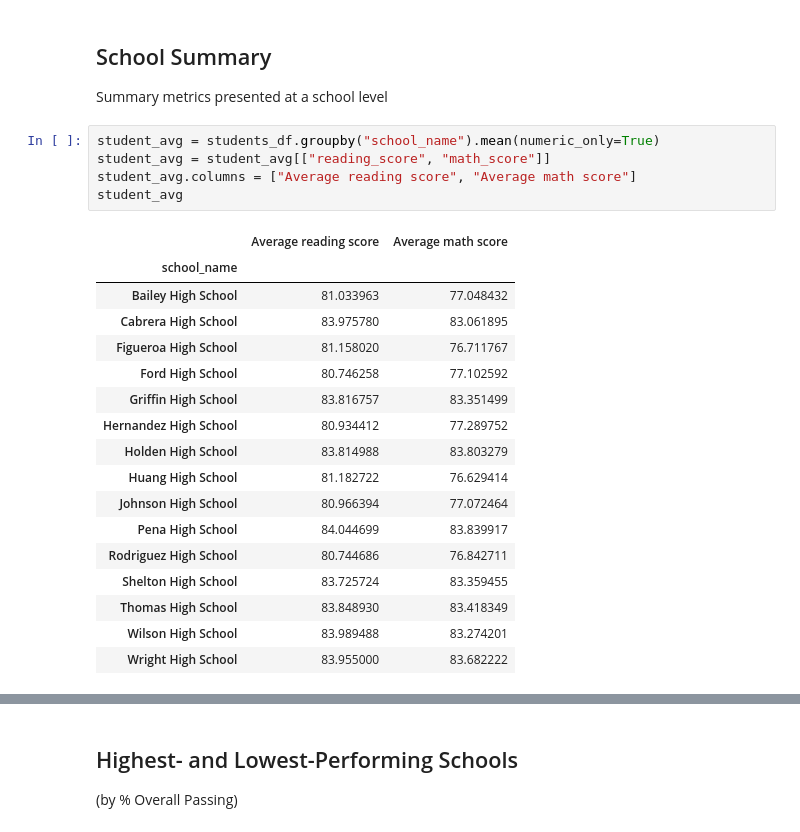
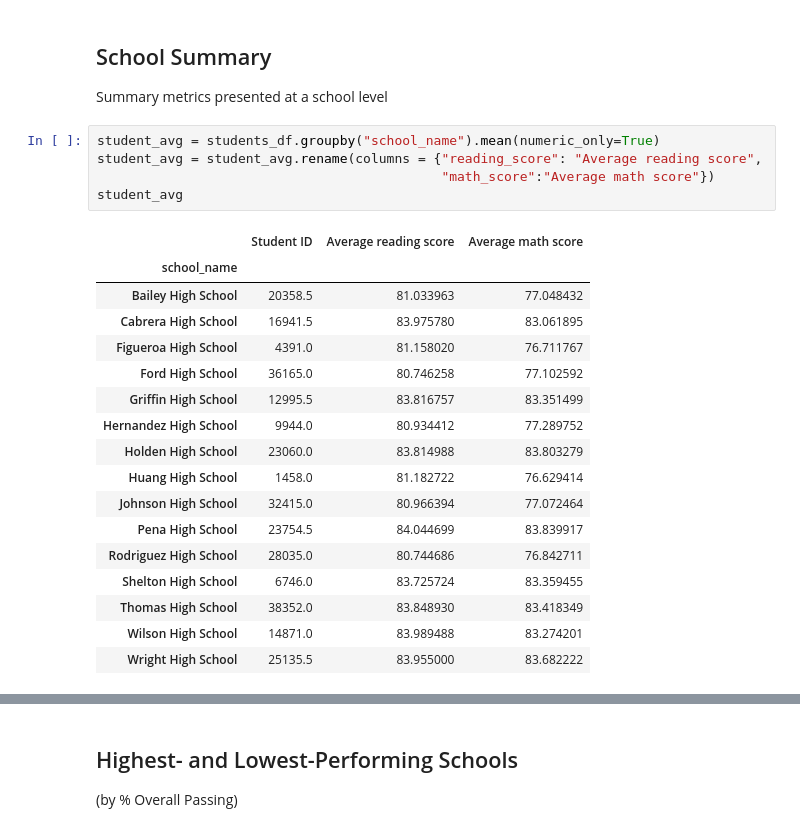
Before and after one commit to 4a6166/pandas-challenge, a Jupyter notebook: PyCitySchools/PyCitySchools.ipynb, the cells around one changed output, grey strips where cells are left out. Cells and saved outputs as stored; diff of their text form.

Commit message:
make more compact in school summary

```diff
--- a/PyCitySchools/PyCitySchools.ipynb
+++ b/PyCitySchools/PyCitySchools.ipynb
@@ -96,26 +96,26 @@ district_summary
 Summary metrics presented at a school level
 # %%
 student_avg = students_df.groupby("school_name").mean(numeric_only=True)
-student_avg = student_avg[["reading_score", "math_score"]]
-student_avg.columns = ["Average reading score", "Average math score"]
+student_avg = student_avg.rename(columns = {"reading_score": "Average reading score",
+                                            "math_score":"Average math score"})
 student_avg
 # %% [output]
-|  | Average reading score | Average math score |
-| school_name |  |  |
-| Bailey High School | 81.033963 | 77.048432 |
-| Cabrera High School | 83.975780 | 83.061895 |
-| Figueroa High School | 81.158020 | 76.711767 |
-| Ford High School | 80.746258 | 77.102592 |
-| Griffin High School | 83.816757 | 83.351499 |
-| Hernandez High School | 80.934412 | 77.289752 |
-| Holden High School | 83.814988 | 83.803279 |
-| Huang High School | 81.182722 | 76.629414 |
-| Johnson High School | 80.966394 | 77.072464 |
-| Pena High School | 84.044699 | 83.839917 |
-| Rodriguez High School | 80.744686 | 76.842711 |
-| Shelton High School | 83.725724 | 83.359455 |
-| Thomas High School | 83.848930 | 83.418349 |
-| Wilson High School | 83.989488 | 83.274201 |
-| Wright High School | 83.955000 | 83.682222 |
+|  | Student ID | Average reading score | Average math score |
+| school_name |  |  |  |
+| Bailey High School | 20358.5 | 81.033963 | 77.048432 |
+| Cabrera High School | 16941.5 | 83.975780 | 83.061895 |
+| Figueroa High School | 4391.0 | 81.158020 | 76.711767 |
+| Ford High School | 36165.0 | 80.746258 | 77.102592 |
+| Griffin High School | 12995.5 | 83.816757 | 83.351499 |
+| Hernandez High School | 9944.0 | 80.934412 | 77.289752 |
+| Holden High School | 23060.0 | 83.814988 | 83.803279 |
+| Huang High School | 1458.0 | 81.182722 | 76.629414 |
+| Johnson High School | 32415.0 | 80.966394 | 77.072464 |
+| Pena High School | 23754.5 | 84.044699 | 83.839917 |
+| Rodriguez High School | 28035.0 | 80.744686 | 76.842711 |
+| Shelton High School | 6746.0 | 83.725724 | 83.359455 |
+| Thomas High School | 38352.0 | 83.848930 | 83.418349 |
+| Wilson High School | 14871.0 | 83.989488 | 83.274201 |
+| Wright High School | 25135.5 | 83.955000 | 83.682222 |
 # %%
 student_passing_reading = students_df.loc[students_df["reading_score"] > PASS_SCORE, :]
```
Also changed, not shown: parts of 4 cells of this notebook.
